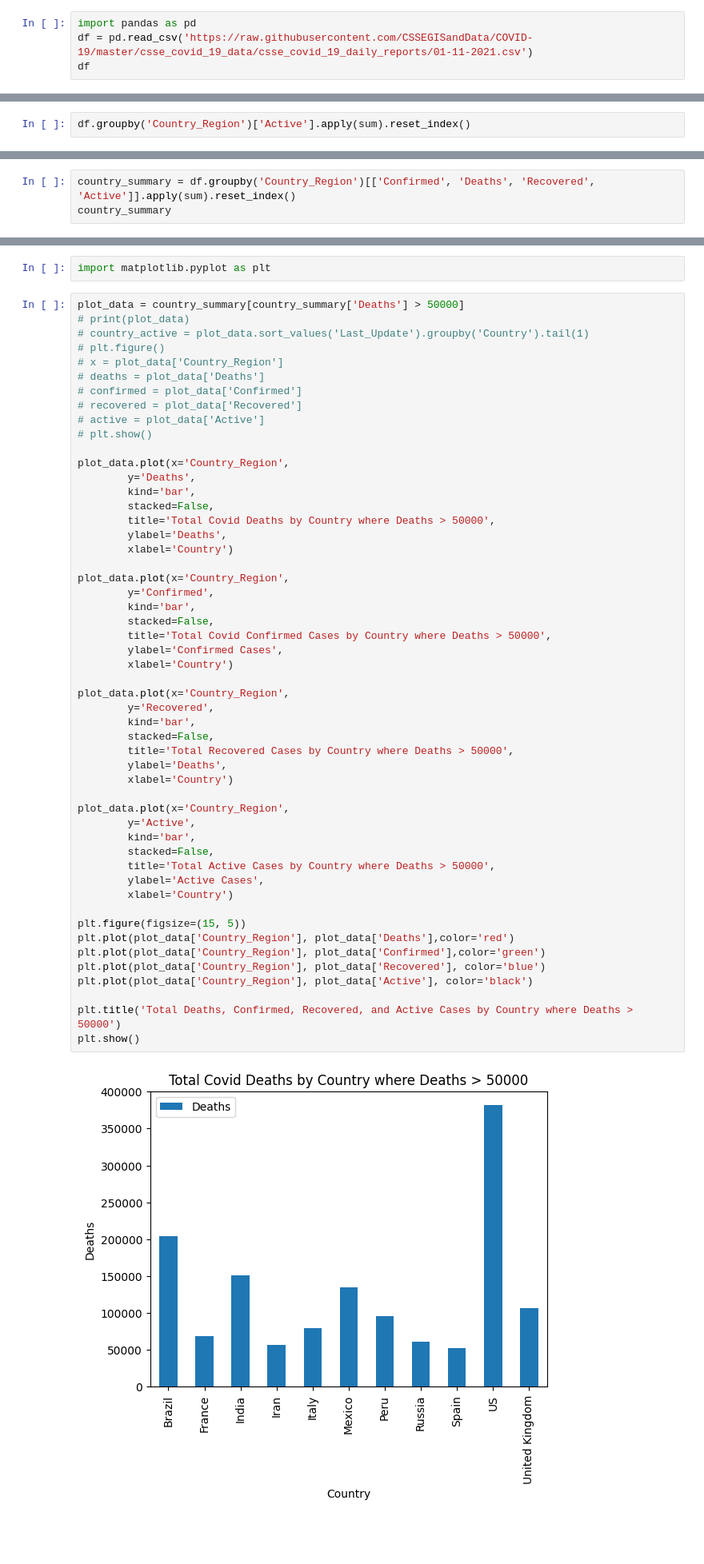
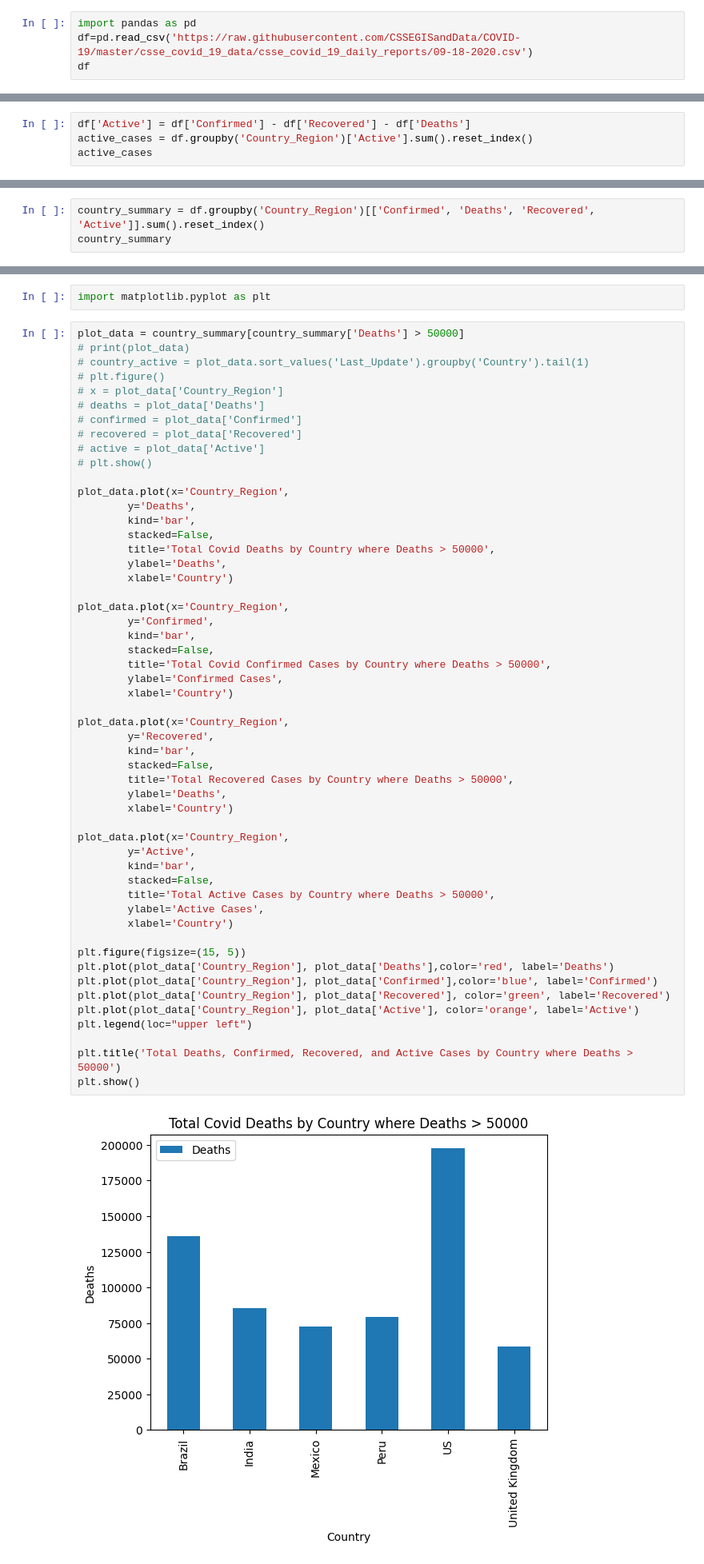
Before and after one commit to ManagementEngineer/sd4000-task5-covid, a Jupyter notebook: Lecture_02_Pandas_Covid_Analysis_Questions.ipynb, the cells around one changed output, grey strips where cells are left out. Shown at 80% size. Drawn from its saved outputs; the diff is of its cells as text; blank space fills up the shorter version.

Commit message:
changed dataset to showcase recovered cases

```diff
--- a/Lecture_02_Pandas_Covid_Analysis_Questions.ipynb
+++ b/Lecture_02_Pandas_Covid_Analysis_Questions.ipynb
@@ -28,7 +28,7 @@ MM-DD-YYYY.csv in UTC.
 #### Read the dataset
 # %%
 import pandas as pd
-df = pd.read_csv('https://raw.githubusercontent.com/CSSEGISandData/COVID-19/master/csse_covid_19_data/csse_covid_19_daily_reports/01-11-2021.csv')
+df=pd.read_csv('https://raw.githubusercontent.com/CSSEGISandData/COVID-19/master/csse_covid_19_data/csse_covid_19_daily_reports/09-18-2020.csv')
 df
 # %% [output]
 |  | FIPS | Admin2 | Province_State | Country_Region | Last_Update | Lat | Long_ | Confirmed | Deaths | ... |
@@ -156,6 +156,8 @@ df.groupby('Country_Region')['Recovered'].sum().reset_index()
 # %% [markdown]
 #### Show the number of Active Cases by Country
 # %%
-df.groupby('Country_Region')['Active'].apply(sum).reset_index()
+df['Active'] = df['Confirmed'] - df['Recovered'] - df['Deaths']
+active_cases = df.groupby('Country_Region')['Active'].sum().reset_index()
+active_cases
 # %% [output]
 |  | Country_Region | Active |
@@ -174,7 +176,7 @@ df.groupby('Country_Region')['Active'].apply(sum).reset_index()
 # %% [markdown]
 #### Show the latest number of Confirmed, Deaths, Recovered and Active cases Country-wise
 # %%
-country_summary = df.groupby('Country_Region')[['Confirmed', 'Deaths', 'Recovered', 'Active']].apply(sum).reset_index()
+country_summary = df.groupby('Country_Region')[['Confirmed', 'Deaths', 'Recovered', 'Active']].sum().reset_index()
 country_summary
 # %% [output]
 |  | Country_Region | Confirmed | Deaths | Recovered | Active |
@@ -313,35 +316,36 @@ plot_data.plot(x='Country_Region',
 
 plot_data.plot(x='Country_Region',
         y='Confirmed',
         kind='bar',
         stacked=False,
         title='Total Covid Confirmed Cases by Country where Deaths > 50000',
         ylabel='Confirmed Cases',
         xlabel='Country')
 
 plot_data.plot(x='Country_Region',
         y='Recovered',
         kind='bar',
         stacked=False,
         title='Total Recovered Cases by Country where Deaths > 50000',
         ylabel='Deaths',
         xlabel='Country')
 
 plot_data.plot(x='Country_Region',
         y='Active',
         kind='bar',
         stacked=False,
         title='Total Active Cases by Country where Deaths > 50000',
         ylabel='Active Cases',
         xlabel='Country')
 
 plt.figure(figsize=(15, 5))
-plt.plot(plot_data['Country_Region'], plot_data['Deaths'],color='red')
-plt.plot(plot_data['Country_Region'], plot_data['Confirmed'],color='green')
-plt.plot(plot_data['Country_Region'], plot_data['Recovered'], color='blue')
-plt.plot(plot_data['Country_Region'], plot_data['Active'], color='black')
+plt.plot(plot_data['Country_Region'], plot_data['Deaths'],color='red', label='Deaths')
+plt.plot(plot_data['Country_Region'], plot_data['Confirmed'],color='blue', label='Confirmed')
+plt.plot(plot_data['Country_Region'], plot_data['Recovered'], color='green', label='Recovered')
+plt.plot(plot_data['Country_Region'], plot_data['Active'], color='orange', label='Active')
+plt.legend(loc="upper left")
 
 plt.title('Total Deaths, Confirmed, Recovered, and Active Cases by Country where Deaths > 50000')
 plt.show()
 # %% [output]
-[figure, old version]
+[figure, new version]
```
Also changed, not shown: parts of 16 cells of this notebook.
